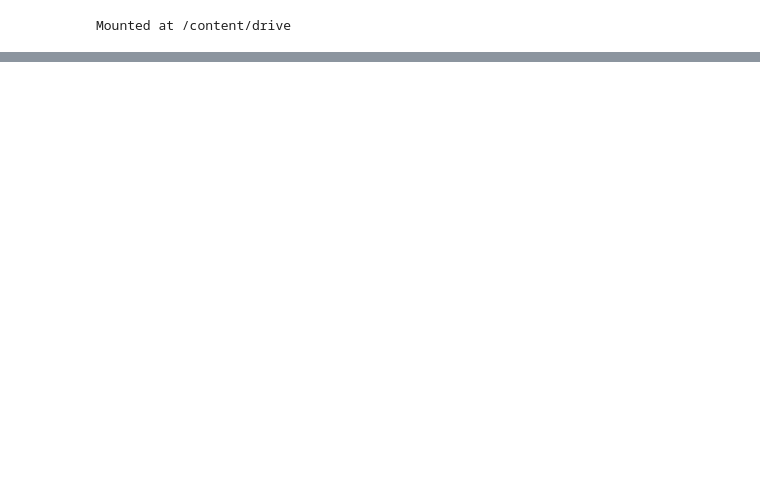
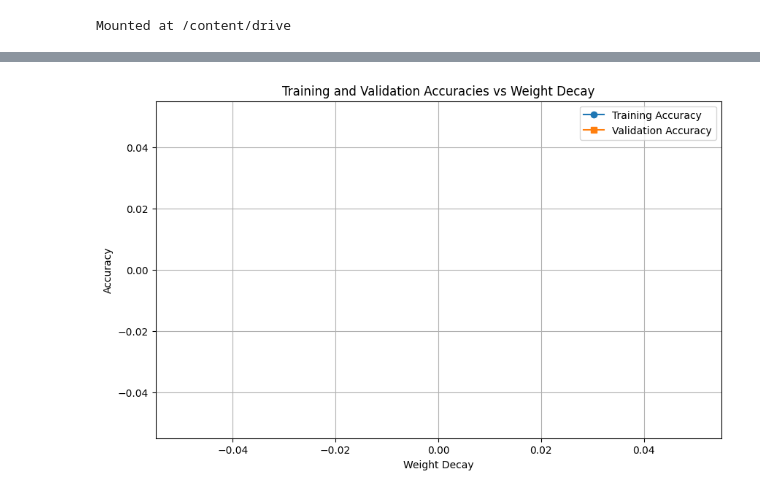
Before and after one commit to nickxir12/PatRec_Project_2024-2025, a Jupyter notebook: Algorithmic_code/Groking_algo_v1.ipynb, the cells around one changed output, grey strips where cells are left out. Saved outputs shown, nothing was run; the diff lists cells and outputs as text; code cells hidden in the pictures; blank space fills up the shorter version.

```diff
--- a/Algorithmic_code/Groking_algo_v1.ipynb
+++ b/Algorithmic_code/Groking_algo_v1.ipynb
@@ -397,17 +378,15 @@ if __name__ == "__main__":
     parser.add_argument("--lr", type=float, default=1e-3)
     parser.add_argument("--beta1", type=float, default=0.9)
     parser.add_argument("--beta2", type=float, default=0.98)
-    parser.add_argument("--weight_decay", type=float, default=0)
+    parser.add_argument("--weight_decay", type=float, default=0.0001)
     parser.add_argument("--optimizer", default="Adam")
-    parser.add_argument("--filter", type=str, choices=["none", "ma", "ema", "fir"], default="ema")
+    parser.add_argument("--filter", type=str, choices=["none", "ma", "ema", "fir"], default="none")
     parser.add_argument("--alpha", type=float, default=0.99)
     parser.add_argument("--window_size", type=int, default=50)
     parser.add_argument("--lamb", type=float, default=5.0)
     parser.add_argument("--two_stage", action='store_true')
     parser.add_argument("--save_weights", action='store_true')
     parser.add_argument("--dataset_fraction", type=float, default=1.0, help="Fraction of the dataset to use (0.0 to 1.0)")
-
-
 
 
     # Parse known arguments to handle Jupyter conflicts
@@ -437,6 +416,7 @@ if __name__ == "__main__":
     args.label = args.label + filter_str + filter_suffix + optim_suffix
     print(f"Experiment results saved under name: {args.label}")
 
+    print(f"Dataset size: {args.dataset_fraction}")
 
 
    # Call main
@@ -459,16 +439,3 @@ Decoder(
   (head): Linear(in_features=128, out_features=99, bias=False)
 )
 Total number of parameters: 422784
-# %%
-args = parser.parse_args([
-    "--window_size", "100",
-])
-print(f"Experiment results saved under name: {args.label}")
-
-print(f"Window: {args.window_size}")
-
-print(f"Alg: {args.filter}")
-
-
-# Call main
-main(args)
@@ -586,0 +881,55 @@ KeyboardInterrupt:
+# %%
+import torch
+import matplotlib.pyplot as plt
+import os
+
+
+# Weight decay values and corresponding .pt file names
+file_names = {
+    0: "res_none.pt",
+    0.0001: "res_none_wd10e-04.pt",
+    0.0005: "res_none_wd50e-04.pt",
+    0.001: "res_none_wd10e-03.pt"
+}
+
+# Initialize lists to store accuracies
+weight_decays = []
+train_accuracies = []
+val_accuracies = []
+
+# Load each model and extract accuracies
+for wd, file_name in file_names.items():
+    file_path = os.path.join(results_dir, file_name)
+    if os.path.exists(file_path):
+        # Use weights_only=True for security
+        checkpoint = torch.load(file_path, weights_only=True)
+        train_acc = checkpoint.get('train_accuracy', None)
+        val_acc = checkpoint.get('val_accuracy', None)
+
+        if train_acc is not None and val_acc is not None:
+            weight_decays.append(wd)
+            train_accuracies.append(train_acc)
+            val_accuracies.append(val_acc)
+    else:
+        print(f"File {file_path} does not exist.")
+
+# Plotting the accuracies
+plt.figure(figsize=(10, 6))
+
+# Plot training accuracies
+plt.plot(weight_decays, train_accuracies, 'o-', label='Training Accuracy')
+
+# Plot validation accuracies
+plt.plot(weight_decays, val_accuracies, 's-', label='Validation Accuracy')
+
+# Add labels and title
+plt.xlabel('Weight Decay')
+plt.ylabel('Accuracy')
+plt.title('Training and Validation Accuracies vs Weight Decay')
+plt.legend()
+plt.grid(True)
+
+# Show the plot
+plt.show()
+# %% [output]
+[figure, added]
```
Also changed, not shown: parts of 15 cells of this notebook.
